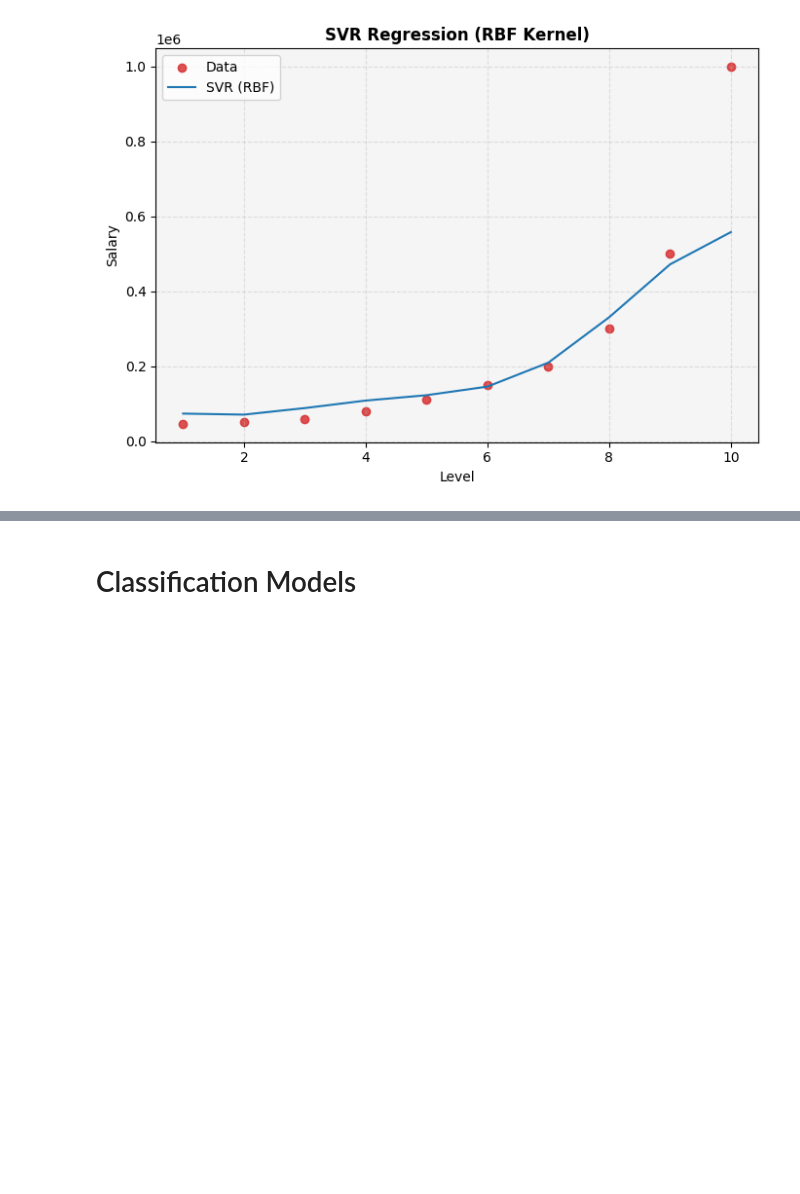
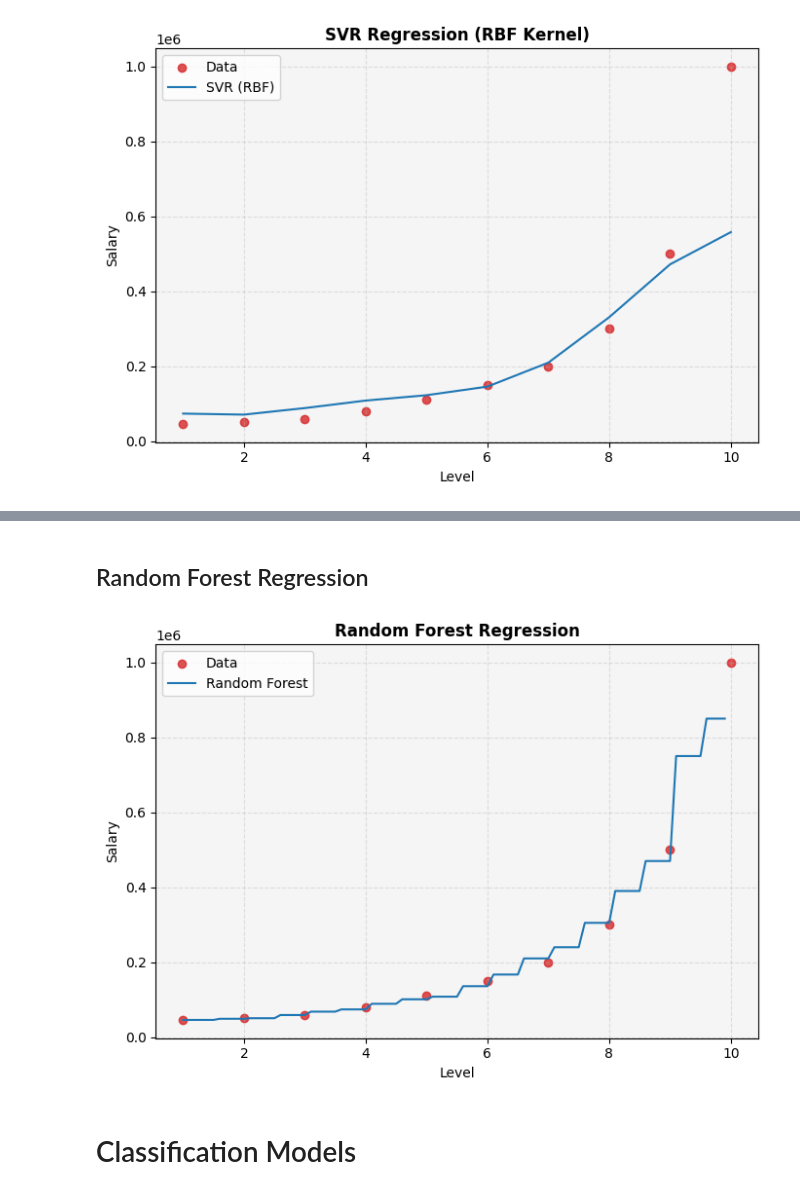
Before and after one commit to lilienthal-ls/my-go-to-templates, a Jupyter notebook: machine_learning/quick_scripts_notebook.ipynb, the cells around one changed output, grey strips where cells are left out. Cells and saved outputs as stored; diff of their text form; code cells hidden in the pictures; blank space fills up the shorter version.

```diff
--- a/machine_learning/quick_scripts_notebook.ipynb
+++ b/machine_learning/quick_scripts_notebook.ipynb
@@ -372,2 +433,63 @@ plt.show()
+# %% [markdown]
+## Random Forest Regression
+# %%
+import numpy as np
+import matplotlib.pyplot as plt
+import pandas as pd
+
+from sklearn.ensemble import RandomForestRegressor
+
+# -------------------
+# Load data
+# -------------------
+df = pd.read_csv("test_datasets/Polynomial_Regression_Data.csv")
+
+X = df.iloc[:, 1].values.reshape(-1, 1)
+y = df.iloc[:, -1].values
+
+# -------------------
+# Model Training
+# -------------------
+regressor = RandomForestRegressor(n_estimators = 10, random_state = 0)
+regressor.fit(X, y)
+
+# -------------------
+# Prediction
+# -------------------
+X_grid = np.arange(X.min(), X.max(), 0.1).reshape(-1, 1)
+y_pred = regressor.predict(X_grid)
+
+# -------------------
+# Plot
+# -------------------
+plt.figure(figsize=(7, 5))
+
+plt.scatter(
+    X,
+    y,
+    color="tab:red",
+    alpha=0.8,
+    label="Data"
+)
+
+plt.plot(
+    X_grid,
+    y_pred,
+    color="tab:blue",
+    linewidth=1.5,
+    label="Random Forest"
+)
+
+plt.title("Random Forest Regression", fontweight="bold")
+plt.xlabel(df.columns[1])
+plt.ylabel(df.columns[-1])
+
+plt.gca().set_facecolor("whitesmoke")
+plt.grid(True, linestyle="--", alpha=0.35)
+plt.legend()
+plt.tight_layout()
+plt.show()
+# %% [output]
+[figure, added]
 # %% [markdown]
 # Classification Models
```
Also changed, not shown: parts of 36 cells of this notebook, 2 other files.
